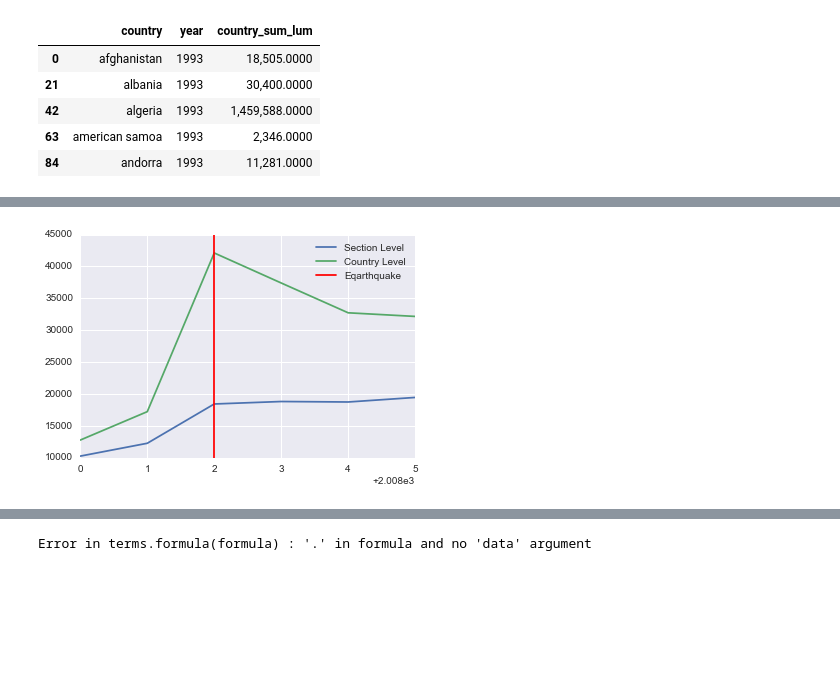
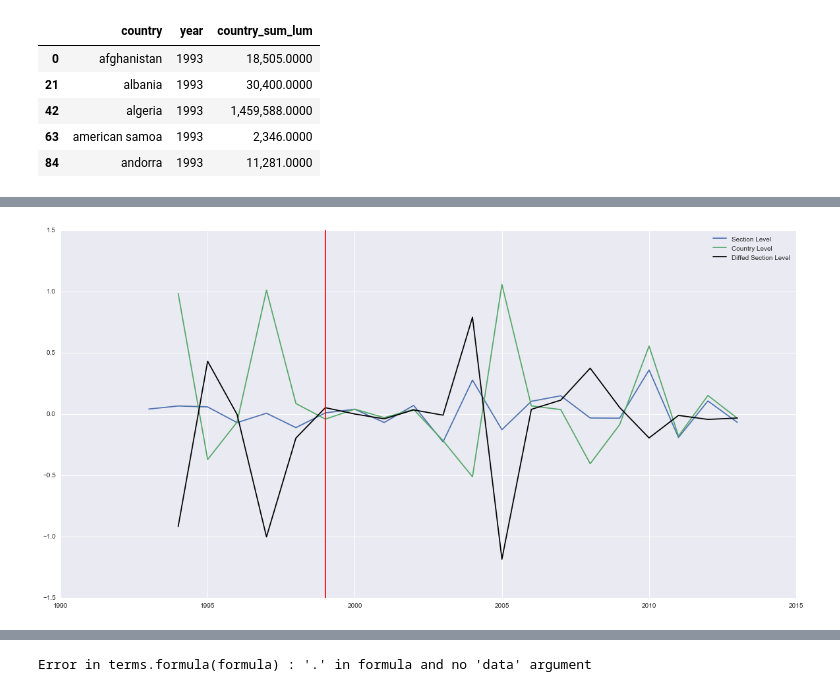
Before and after one commit to feliuserra/Luminosity, a Jupyter notebook: notebooks/data_preprocessing-panel_regression.ipynb, the cells around one changed output, grey strips where cells are left out. Saved outputs shown, nothing was run; the diff lists cells and outputs as text; code cells hidden in the pictures; blank space fills up the shorter version.

Commit message:
diffed time series

```diff
--- a/notebooks/data_preprocessing-panel_regression.ipynb
+++ b/notebooks/data_preprocessing-panel_regression.ipynb
@@ -178,14 +178,16 @@ country_lum.head()
 | 84 | andorra | 1993 | 11,281.0000 |
 # %%
 %run ../src/models/section_series.py
-def create_panel():
+def create_panel(allow_lazy=False):
     annual_frames = []
     le = LabelEncoder()
-    for year in range(2008, 2014):
+    for year in range(1992, 2014):
         print('Loading data for year {}'.format(year))
         try:
-    #         annual_frames.append(pd.read_csv('../data/processed/section_series_sum_small/{}.csv'.format(year)).set_index(['year','city']))
-            raise FileNotFoundError()
+            if allow_lazy is True:
+                annual_frames.append(pd.read_csv('../data/processed/section_series_sum_small/{}.csv'.format(year)).set_index(['year','city']))
+            else:
+                raise FileNotFoundError()
         except FileNotFoundError:
             earthquake_locations_in_year = earthquake_locations[earthquake_locations.year == year]
             earthquake_cities_in_year = earthquake_locations_in_year['city'].unique()
@@ -269,13 +288,16 @@ df
 # %%
-plt.plot(df.sum_lum, label='Section Level')
-plt.plot(df.country_sum_lum, label='Country Level')
+df = panel.sel(city='armenia').to_dataframe().fillna(0).drop(['city','latitude','longitude'],axis=1)
+plt.figure(figsize=(20,10))
+plt.plot(df.sum_lum.pct_change(), label='Section Level')
+plt.plot(df.country_sum_lum.pct_change(), label='Country Level')
+plt.plot(df.sum_lum.pct_change() - df.country_sum_lum.pct_change(), label='Diffed Section Level', c='black')
 for i, row in df[df['earthquake_dummy'] == True].iterrows():
-    plt.axvline(x=row.name, c='r', label='Eqarthquake')
+    plt.axvline(x=row.name, c='r')
 
 plt.legend()
 plt.show()
 # %% [output]
-[figure, old version]
+[figure, new version]
 # %%
 %%R -i port_au_prince
 data <- port_au_prince
```
Also changed, not shown: parts of 4 cells of this notebook, 1 other file.
